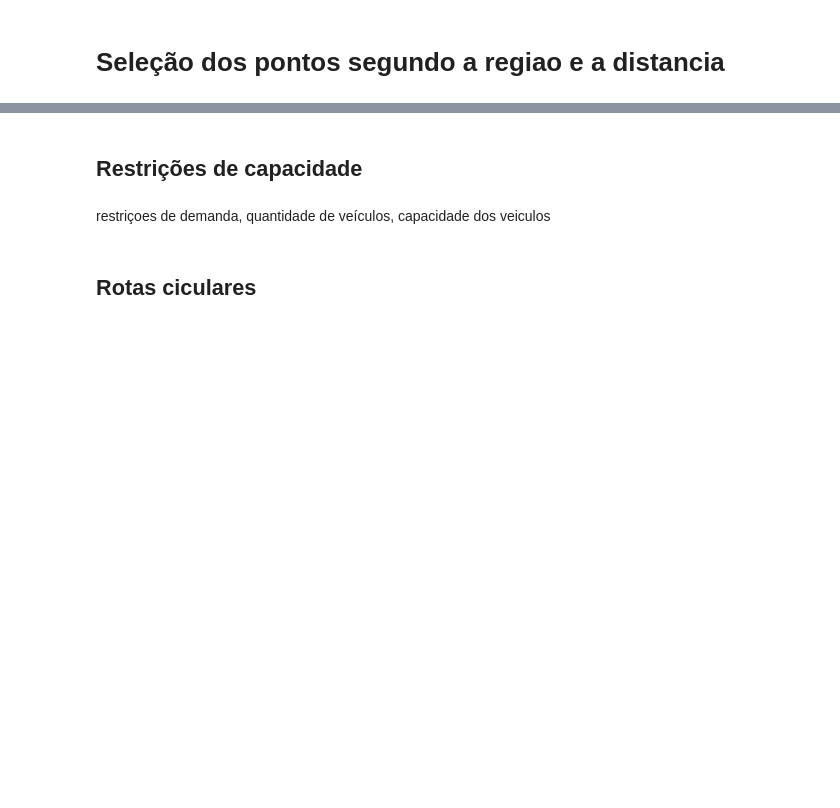
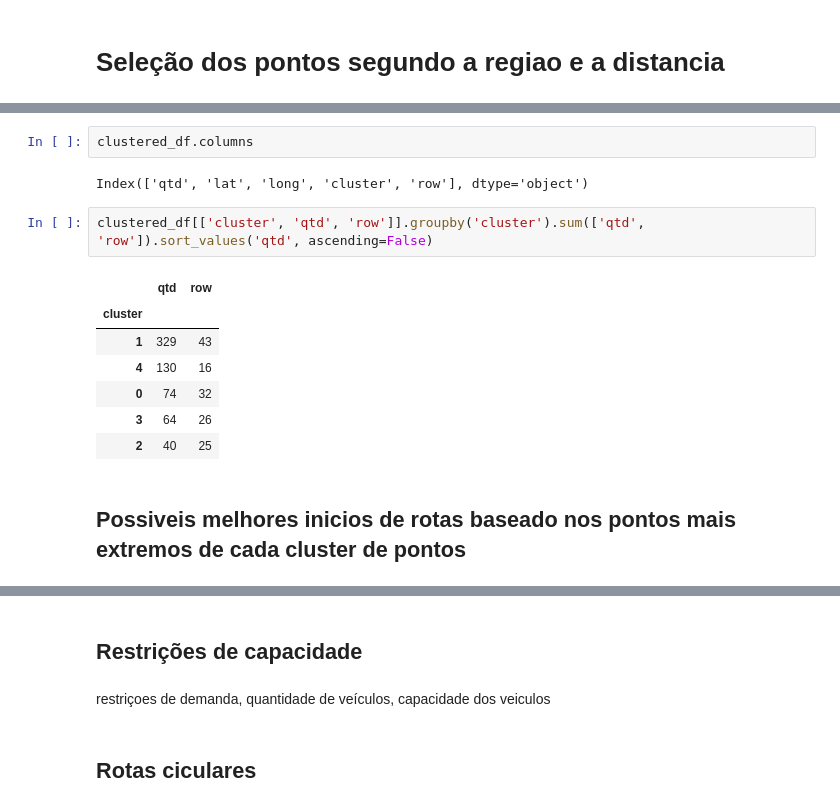
Before and after one commit to Markosalves12/Suzano, a Jupyter notebook: OR-Tools.ipynb, the cells around one changed output, grey strips where cells are left out. Cells and saved outputs as stored; diff of their text form; blank space fills up the shorter version.

```diff
--- a/OR-Tools.ipynb
+++ b/OR-Tools.ipynb
@@ -193,0 +219,16 @@ numero de linhas desejadas pelo usuario
+# %%
+clustered_df.columns
+# %% [output]
+Index(['qtd', 'lat', 'long', 'cluster', 'row'], dtype='object')
+# %%
+clustered_df[['cluster', 'qtd', 'row']].groupby('cluster').sum(['qtd', 'row']).sort_values('qtd', ascending=False)
+# %% [output]
+|  | qtd | row |
+| cluster |  |  |
+| 1 | 329 | 43 |
+| 4 | 130 | 16 |
+| 0 | 74 | 32 |
+| 3 | 64 | 26 |
+| 2 | 40 | 25 |
+# %% [markdown]
+## Possiveis melhores inicios de rotas baseado nos pontos mais extremos de cada cluster de pontos
```
Also changed, not shown: parts of 18 cells of this notebook.
